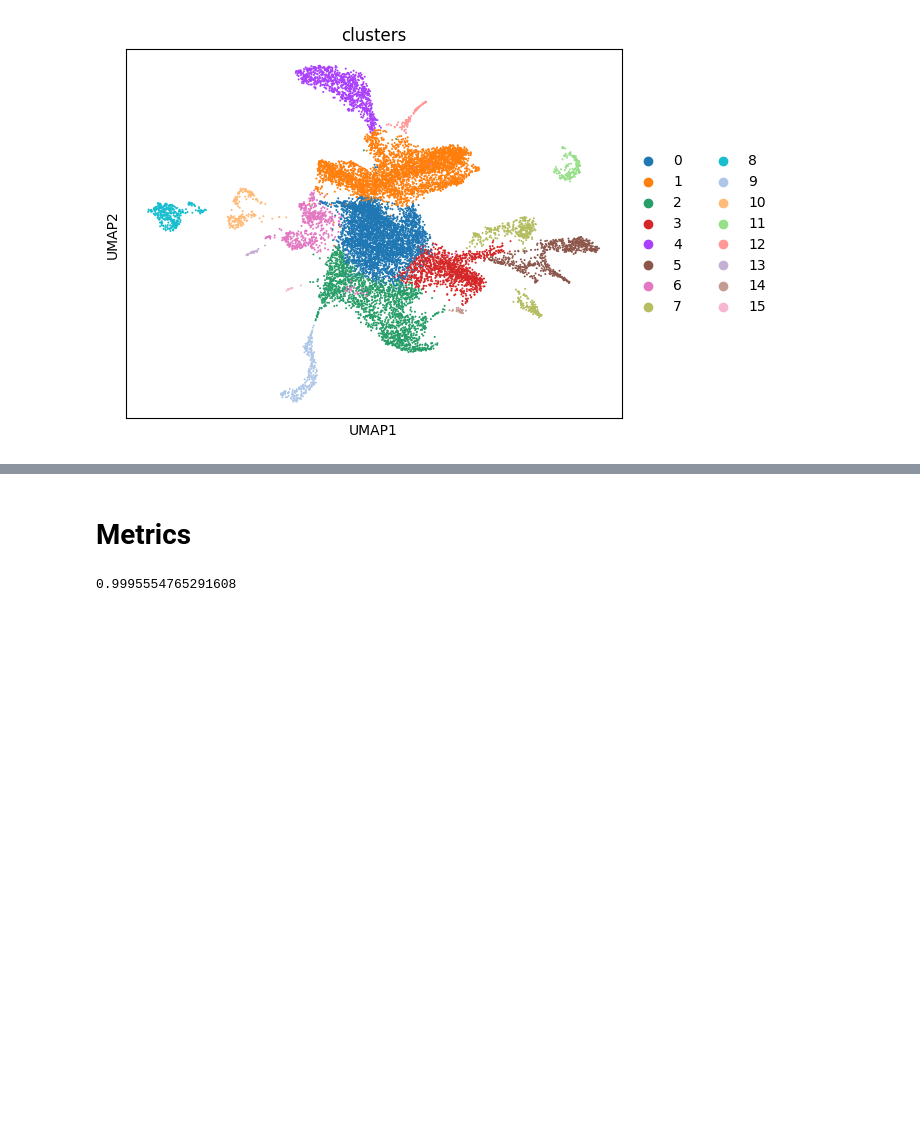
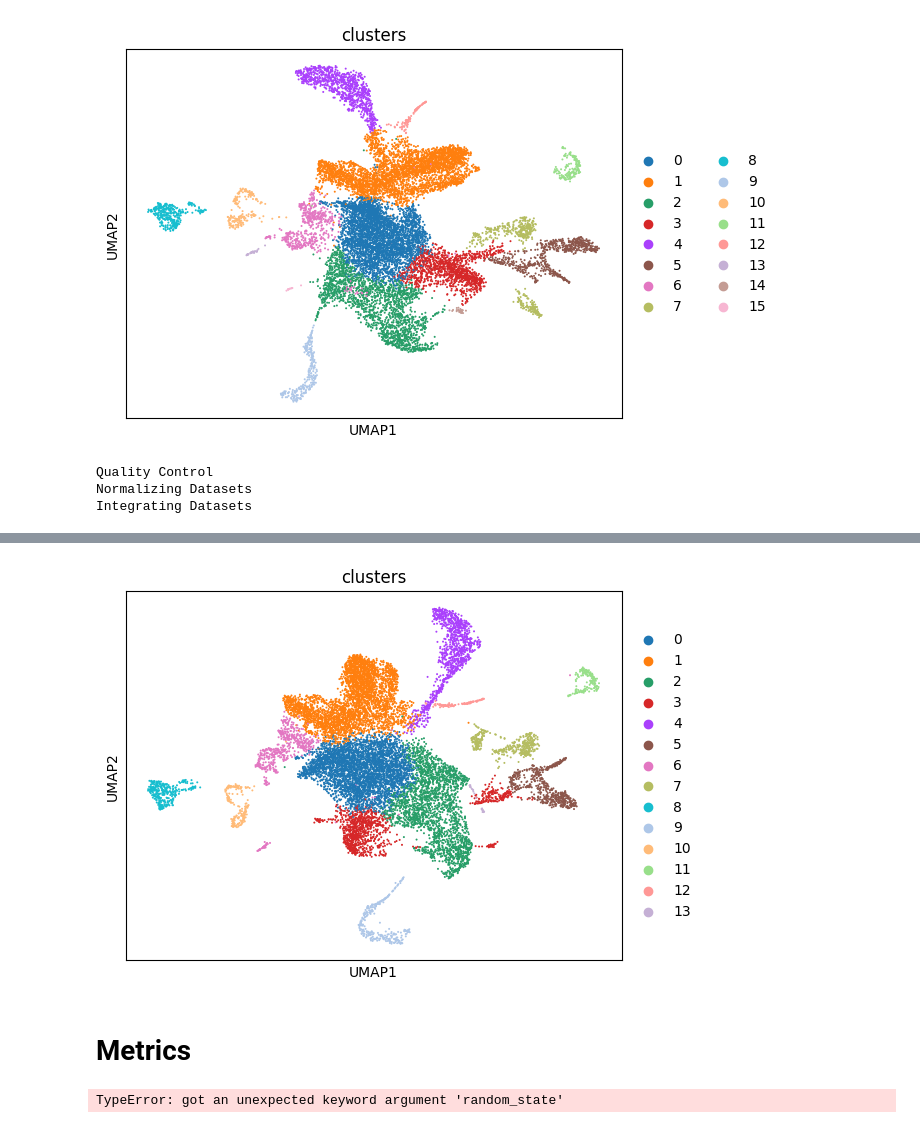
Before and after one commit to mushu-bytes/scRNAseq-benchmarking, a Jupyter notebook: integration_demo.ipynb, the cells around one changed output, grey strips where cells are left out. Saved outputs shown, nothing was run; the diff lists cells and outputs as text; code cells hidden in the pictures; blank space fills up the shorter version.

```diff
--- a/integration_demo.ipynb
+++ b/integration_demo.ipynb
@@ -107,3 +107,13 @@ Integrating Datasets
  To achieve the future defaults please pass: flavor="igraph" and n_iterations=2.  directed must also be False to work with igraph's implementation.
   sc.tl.leiden(
 [figure]
+# %%
+preprocess = Pipeline()
+preprocess.add_step(QC())
+preprocess.add_step(Normalization())
+preprocess.add_step(Integration(method="harmony"))
+harmony = preprocess.execute([nsg_s_ctl_1_data, nsg_s_ctl_2_data, nsg_s_ctl_3_data])
+# %% [output]
+Quality Control
+Normalizing Datasets
+Integrating Datasets
@@ -110,6 +132,7 @@ Integrating Datasets
+[figure, added]
 # %% [markdown]
 # Metrics
 # %%
-jaccard(integrated, "clusters")
+evaluate(integrated, "clusters")
 # %% [output]
-0.9995554765291608
+TypeError: got an unexpected keyword argument 'random_state'
```
Also changed, not shown: parts of 3 cells of this notebook, 5 other files.
